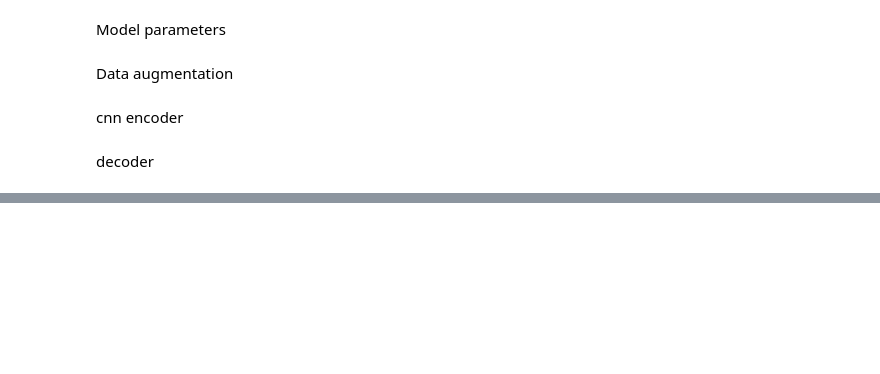
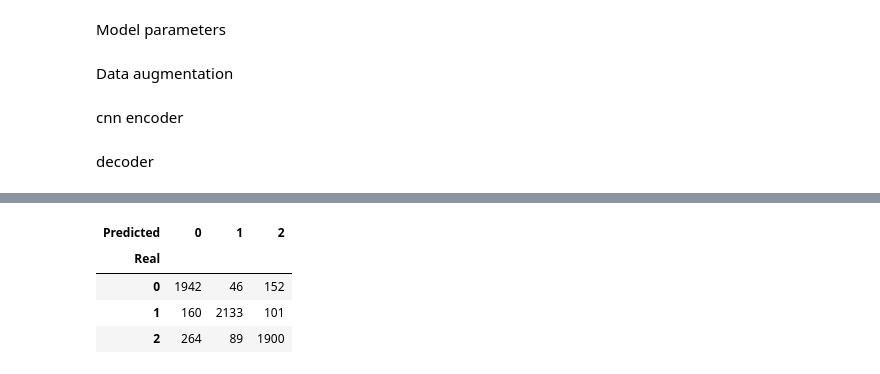
Before and after one commit to luc-perso/covid-19-xRay, a Jupyter notebook: jupyter/cnn.ipynb, the cells around one changed output, grey strips where cells are left out. Drawn from its saved outputs; the diff is of its cells as text; code cells hidden in the pictures; blank space fills up the shorter version.

```diff
--- a/jupyter/cnn.ipynb
+++ b/jupyter/cnn.ipynb
@@ -86,31 +138,39 @@ ds_train
 # %% [markdown]
 Model parameters
 # %%
-batch_size = 64
+batch_size_cnn = 64
+batch_size_transformer = 32
+
 image_size = 256
 input_shape = (image_size, image_size, 1)
+inputs = layers.Input(shape=input_shape)
 
 learning_rate = 0.001
 weight_decay = 0.0001
 num_epochs = 100
 
-label_smoothing = 0.01
+label_smoothing = 0.1
 lam_recon = 10.
 
 # data augmentation
 scale = 1. / 255.
 flip = "horizontal"
-rotation_factor = 0.1
+rotation_factor = 10. / 360.
 zoom_height_factor = 0.2
 zoom_width_factor = 0.2
 
 # vit
-patch_size = 8
-transformer_layers = 2
-num_heads = 4
+# patch_size = 8
+patch_size = 1
+
+transformer_layers = 4
+num_heads = 8
 projection_dim = 64
 transformer_units_rate = [2, 1]
-mlp_head_units = [512, 256]  # Size of the dense layers of the final classifier
+mlp_head_units = [1024, 256]  # Size of the dense layers of the final classifier
+
+# output
+ckpt_path = os.path.join(output_path, 'ckpt')
 # %% [markdown]
 Data augmentation
 # %%
@@ -295,0 +272,13 @@ transformer_conf_mat
+# %%
+classif_decoder = model.get_layer('classif_decoder')
+encoder_input = classif_decoder.get_layer('augmentation')
+decoder_output = classif_decoder.get_layer('decoder')
+
+cnn_history, cnn_conf_mat = run_experiment_autoencoder(
+    model, encoder_input, decoder_output,
+    ds_train, ds_test, ds_valid,
+    batch_size=batch_size_cnn, num_epochs=num_epochs,
+    learning_rate=learning_rate, weight_decay=weight_decay,
+    lam_recon=lam_recon,
+    output_path=output_path, prefix='cnn',
+    from_logits=False, label_smoothing=label_smoothing)
@@ -295,0 +321,13 @@ transformer_conf_mat
+# %%
+import joblib
+
+file_name = os.path.join(output_path, 'cnn_conf_mat.joblib')
+joblib.dump(cnn_conf_mat, file_name)
+
+cnn_conf_mat
+# %% [output]
+| Predicted | 0 | 1 | 2 |
+| Real |  |  |  |
+| 0 | 1942 | 46 | 152 |
+| 1 | 160 | 2133 | 101 |
+| 2 | 264 | 89 | 1900 |
```
Also changed, not shown: parts of 65 cells of this notebook, 4 other files.
